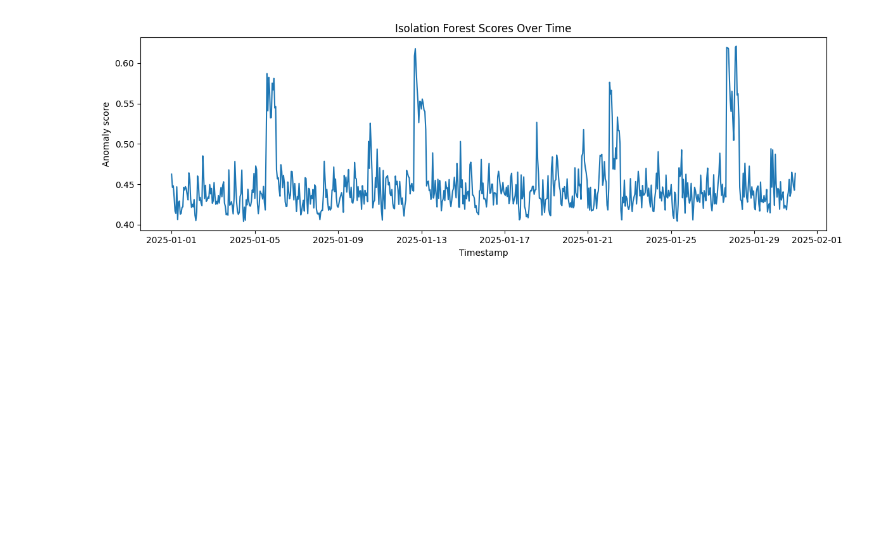
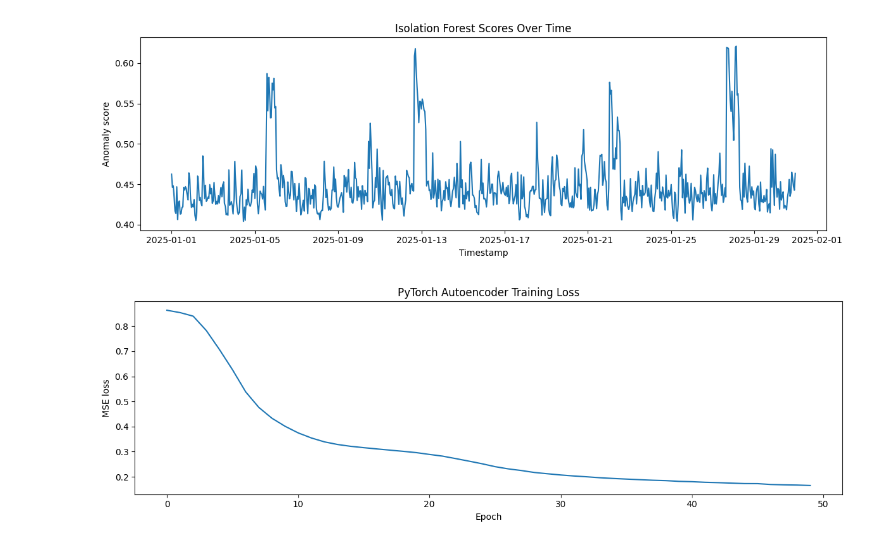
Before and after one commit to ikarib/ml-pipeline-anomaly-detection, a Jupyter notebook: notebooks/anomaly_detection.ipynb, the cells around one changed output. Cells and saved outputs as stored; diff of their text form; code cells hidden in the pictures; blank space fills up the shorter version.

```diff
--- a/notebooks/anomaly_detection.ipynb
+++ b/notebooks/anomaly_detection.ipynb
@@ -87,3 +112,13 @@ plt.tight_layout()
 plt.show()
 # %% [output]
 [figure]
+# %%
+plt.figure(figsize=(12, 4))
+plt.plot(ae.artifacts["history"])
+plt.title("PyTorch Autoencoder Training Loss")
+plt.xlabel("Epoch")
+plt.ylabel("MSE loss")
+plt.tight_layout()
+plt.show()
+# %% [output]
+[figure, added]
```
Also changed, not shown: parts of 21 cells of this notebook, 10 other files.
